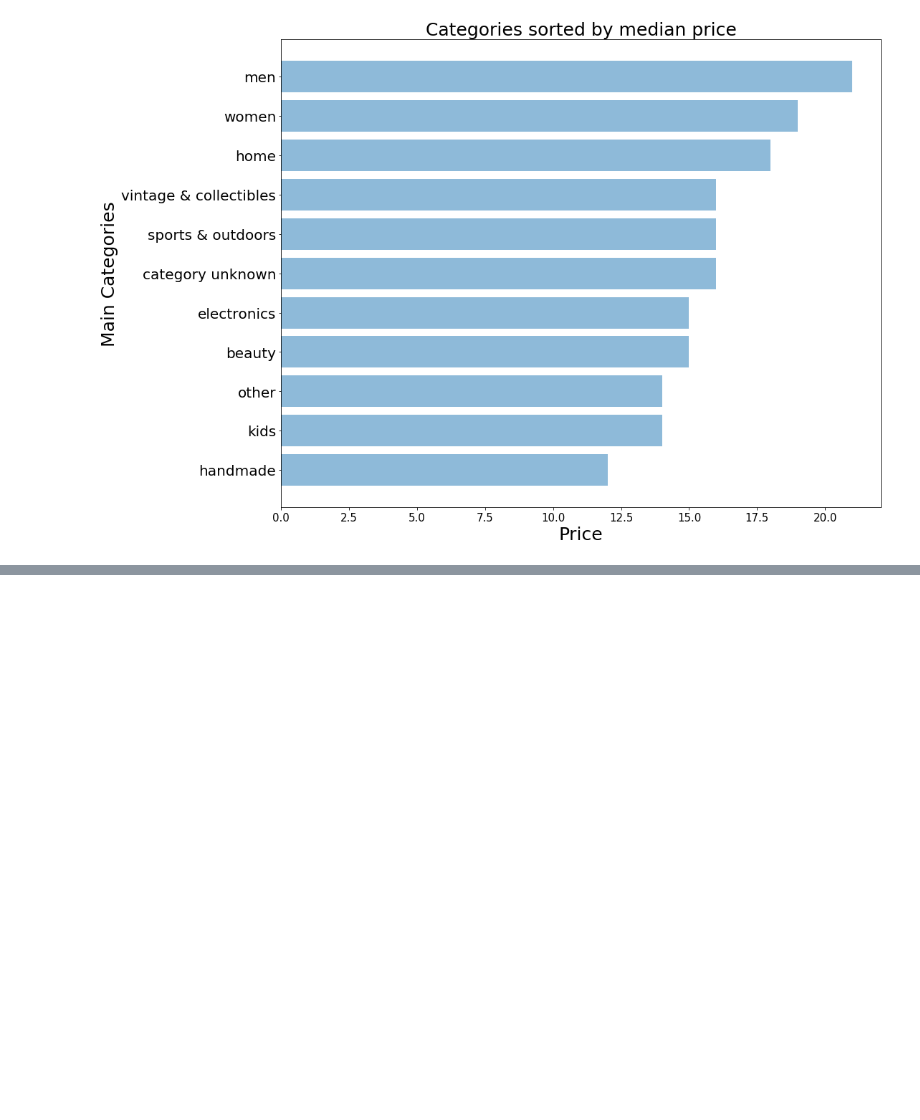
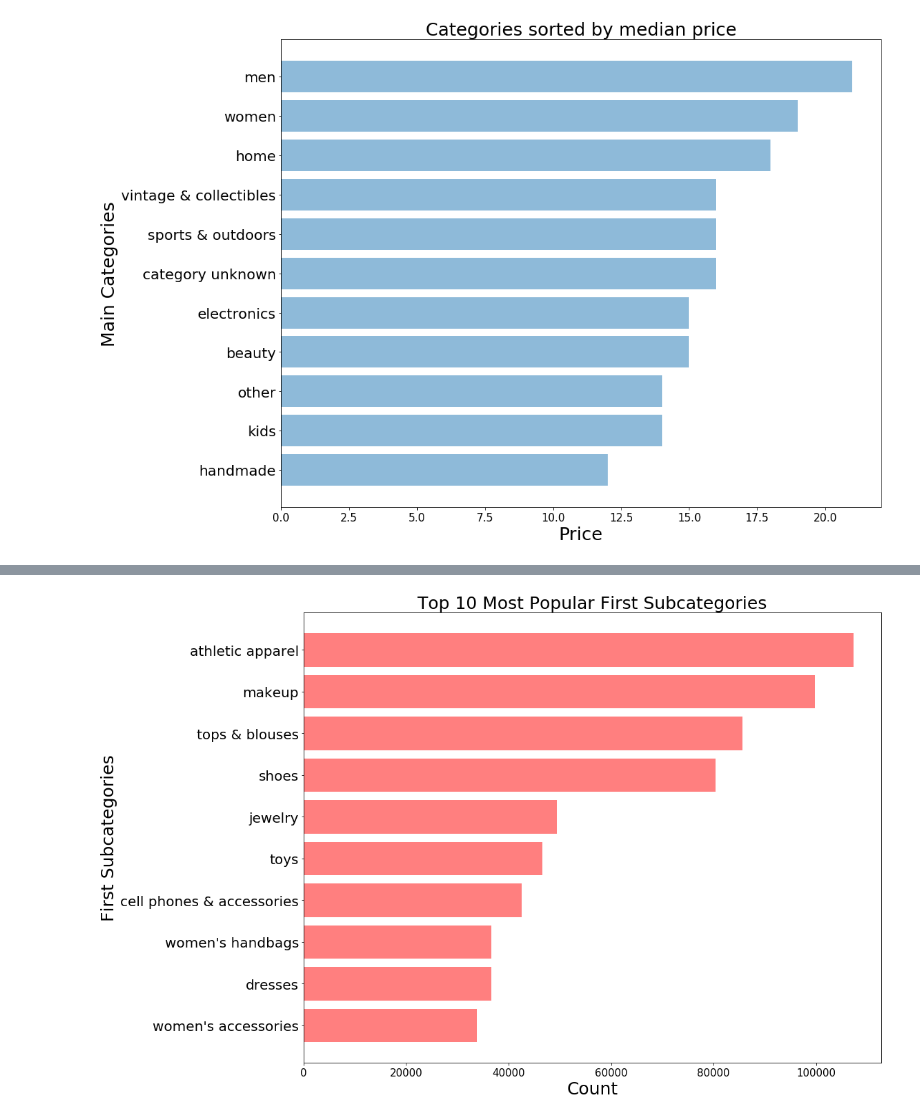
Before and after one commit to Sparrowan/Mercari-price-prediction, a Jupyter notebook: Mercari_Price_Prediction.ipynb, the cells around one changed output, grey strips where cells are left out. Drawn from its saved outputs; the diff is of its cells as text; code cells hidden in the pictures; blank space fills up the shorter version.

Commit message:
Part 4 First Subcategory

```diff
--- a/Mercari_Price_Prediction.ipynb
+++ b/Mercari_Price_Prediction.ipynb
@@ -376,0 +408,14 @@ plt.show()
+# %%
+x = train['subcat_1'].value_counts().index[:10]
+y = train['subcat_1'].value_counts().values[:10]
+
+plt.figure(figsize=(15,12))
+plt.barh(range(len(x),0,-1), y, align='center', alpha=0.5, color='red')
+plt.yticks(range(len(x),0,-1), x, fontsize=20)
+plt.xticks(fontsize=15)
+plt.title('Top 10 Most Popular First Subcategories', fontsize=25)
+plt.xlabel('Count', fontsize=25)
+plt.ylabel('First Subcategories', fontsize=25)
+plt.show()
+# %% [output]
+[figure, added]
```
Also changed, not shown: parts of 10 cells of this notebook.
